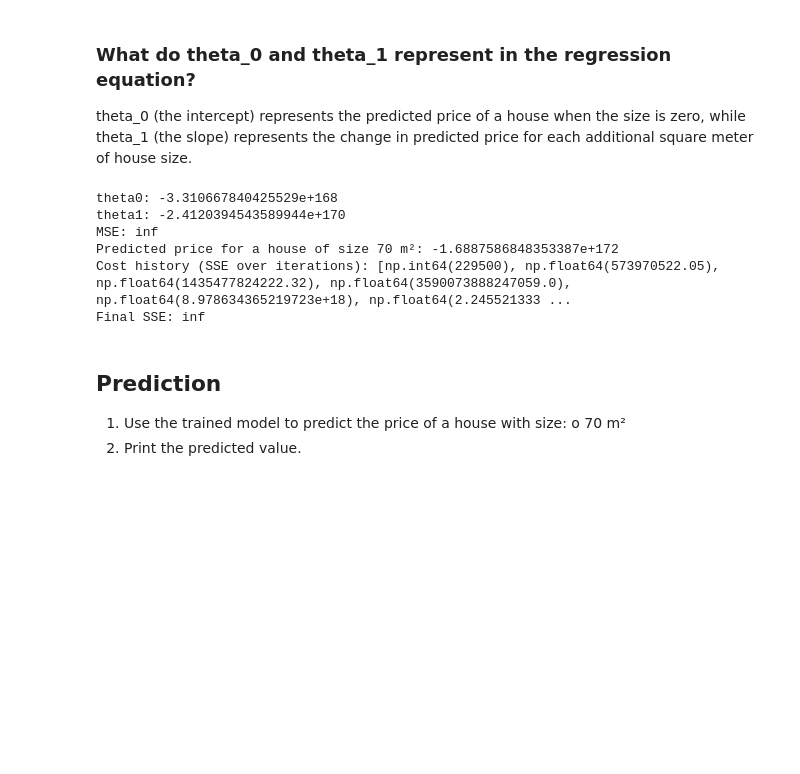
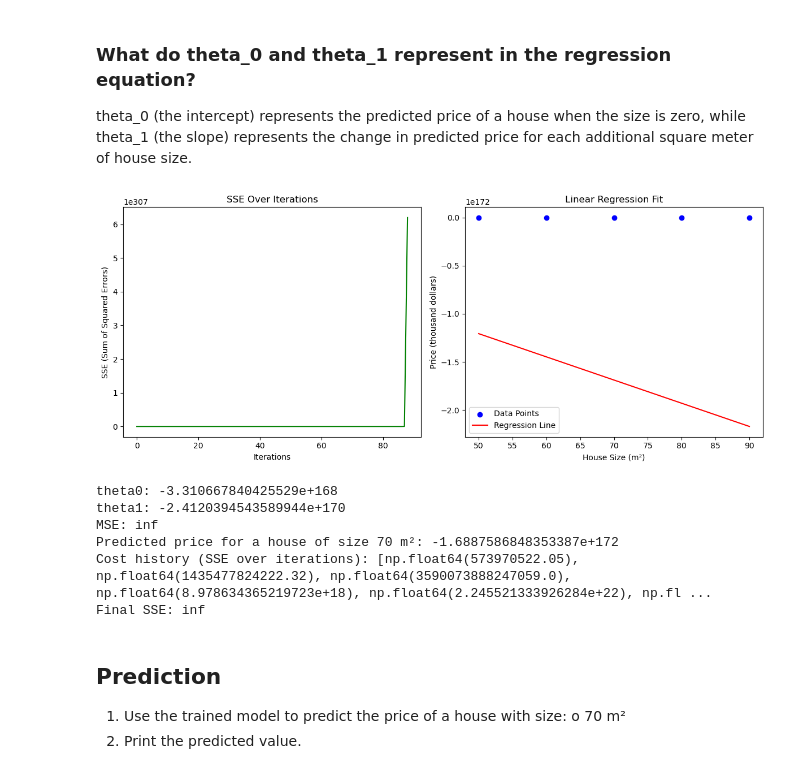
Before and after one commit to MrMazen101/DEPI_ML, a Jupyter notebook: Amit/machine learning/session9/task.ipynb, the cells around one changed output. Drawn from its saved outputs; the diff is of its cells as text; code cells hidden in the pictures; blank space fills up the shorter version.

```diff
--- a/Amit/machine learning/session9/task.ipynb
+++ b/Amit/machine learning/session9/task.ipynb
@@ -35,29 +35,32 @@ class LinearRegressionGD:
         self.n_iterations = n_iterations
         self.theta0 = 0
         self.theta1 = 0
-        self.cost_history = [] # هنا ضفنا لستة فاضية عشان نحفظ فيها الـ SSE كل لفة
+        self.cost_history = [] # لستة فاضية نحفظ فيها الـ SSE
 
     def fit(self, X, y):
         m = len(X)
         self.cost_history = [] # بنفضيها في بداية كل تدريب جديد
 
         for _ in range(self.n_iterations):
+            # 1. التوقع الحالي عشان نحسب بيه الـ Gradients
             y_predicted = self.predict(X)
 
-            # حساب الـ SSE وحفظه في اللستة عشان الرسم
-            sse = np.sum((y_predicted - y) ** 2)
-            self.cost_history.append(sse)
-
+            # 2. حساب الـ Gradients
             d_theta0 = (1/m) * np.sum(y_predicted - y)
             d_theta1 = (1/m) * np.sum((y_predicted - y) * X)
 
+            # 3. تحديث الأوزان (Thetas) الأول زي ما طلبت
             self.theta0 -= self.learning_rate * d_theta0
             self.theta1 -= self.learning_rate * d_theta1
+
+            # 4. حساب التوقع الجديد بعد التحديث عشان نحسب منه الـ SSE
+            y_predicted_new = self.predict(X)
+            sse = np.sum((y_predicted_new - y) ** 2)
+            self.cost_history.append(sse) # إضافته للستة
 
     def predict(self, X):
         return self.theta0 + self.theta1 * X
 
-    # دمجنا المطلوبين في دالة واحدة عشان ترسم شكلين جنب بعض زي ما التاسك طالب
     def plot_training(self, X, y):
         # بنعمل شكل فيه رسمتين جنب بعض (1 صف، 2 عمود)
         fig, (ax1, ax2) = plt.subplots(1, 2, figsize=(12, 5))
@@ -85,24 +88,25 @@ class LinearRegressionGD:
 
     def calculate_mse(self, X, y):
         predictions = self.predict(X)
-        # مسحنا السطر الزيادة اللي كان هنا
         mse = np.mean((predictions - y) ** 2)
         return mse
 # %%
 model= LinearRegressionGD(learning_rate=0.01, n_iterations=100)
 model.fit(X, y)
+model.plot_training(X, y)
 print("theta0:", model.theta0)
 print("theta1:", model.theta1)
 print("MSE:", model.calculate_mse(X, y))
 print("Predicted price for a house of size 70 m²:", model.predict(70))
 print("Cost history (SSE over iterations):", model.cost_history)
 print ("Final SSE:", model.cost_history[-1])
 # %% [output]
+[figure, added]
 theta0: -3.310667840425529e+168
 theta1: -2.4120394543589944e+170
 MSE: inf
 Predicted price for a house of size 70 m²: -1.6887586848353387e+172
-Cost history (SSE over iterations): [np.int64(229500), np.float64(573970522.05), np.float64(1435477824222.32), np.float64(3590073888247059.0), np.float64(8.978634365219723e+18), np.float64(2.245521333 ...
+Cost history (SSE over iterations): [np.float64(573970522.05), np.float64(1435477824222.32), np.float64(3590073888247059.0), np.float64(8.978634365219723e+18), np.float64(2.245521333926284e+22), np.fl ...
 Final SSE: inf
 # %% [markdown]
 ## Prediction
```
